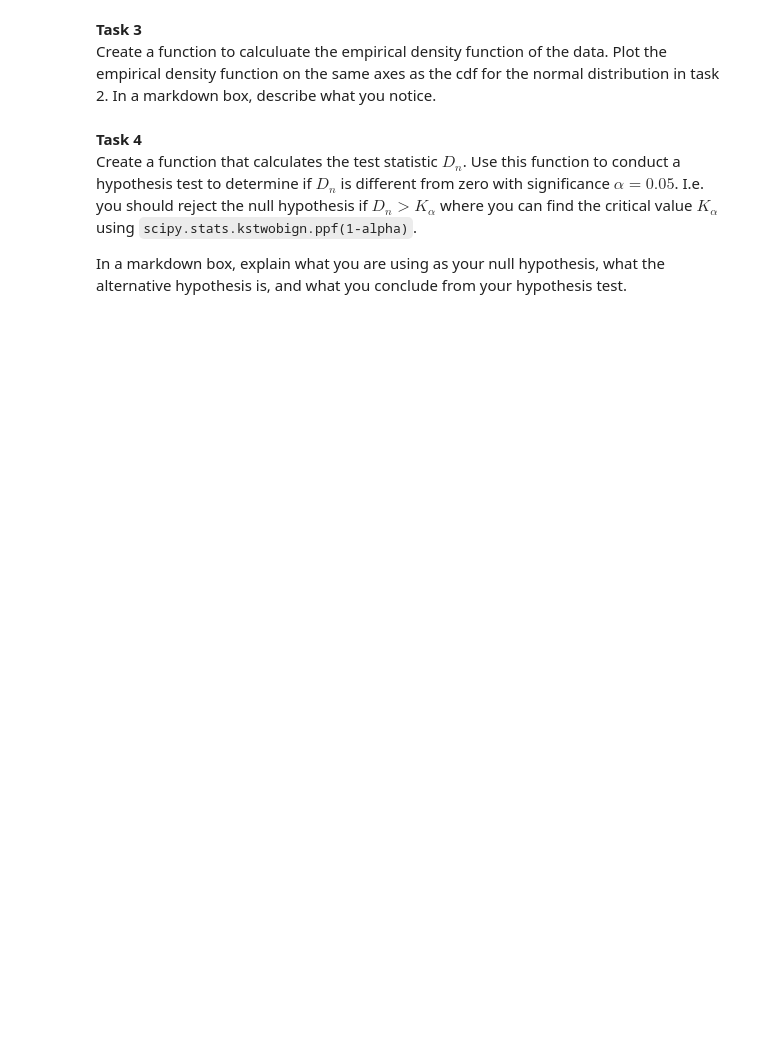
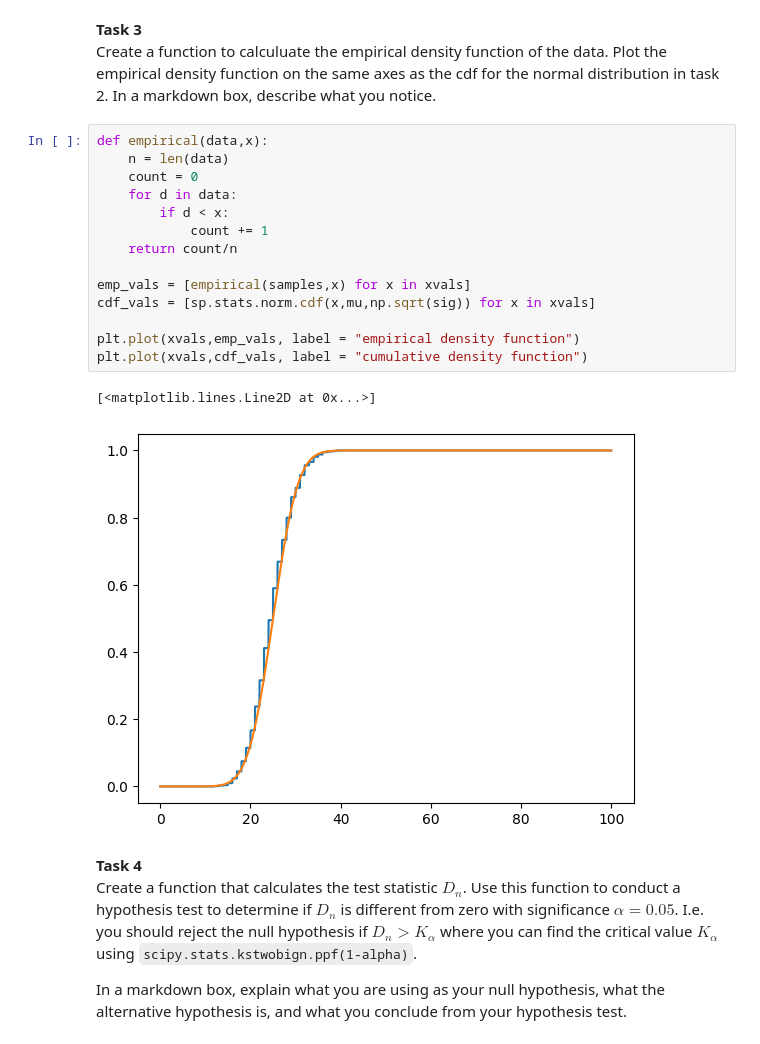
Before and after one commit to Tyler-Meadows/Tyler-Meadows.github.io, a Jupyter notebook: MTHE224/labs/Lab_6_template.ipynb, the cells around one changed output. Saved outputs shown, nothing was run; the diff lists cells and outputs as text; blank space fills up the shorter version.

```diff
--- a/MTHE224/labs/Lab_6_template.ipynb
+++ b/MTHE224/labs/Lab_6_template.ipynb
@@ -15,6 +47,23 @@ Plot a histogram of the sampled data. On the same axes, plot the pdf for a norma
 # %% [markdown]
 <b>Task 3</b><br>
 Create a function to calculuate the empirical density function of the data. Plot the empirical density function on the same axes as the cdf for the normal distribution in task 2. In a markdown box, describe what you notice.
+# %%
+def empirical(data,x):
+    n = len(data)
+    count = 0
+    for d in data:
+        if d < x:
+            count += 1
+    return count/n
+
+emp_vals = [empirical(samples,x) for x in xvals]
+cdf_vals = [sp.stats.norm.cdf(x,mu,np.sqrt(sig)) for x in xvals]
+
+plt.plot(xvals,emp_vals, label = "empirical density function")
+plt.plot(xvals,cdf_vals, label = "cumulative density function")
+# %% [output]
+[<matplotlib.lines.Line2D at 0x...>]
+[figure, added]
 # %% [markdown]
 <b>Task 4</b><br>
 Create a function that calculates the test statistic $D_n$. Use this function to conduct a hypothesis test to determine if $D_n$ is different from zero with significance $\alpha = 0.05$. I.e. you should reject the null hypothesis if  $D_n > K_\alpha$ where you can find the critical value $K_\alpha$ using `scipy.stats.kstwobign.ppf(1-alpha)`.
```
Also changed, not shown: parts of 5 cells of this notebook, 27 other files.
